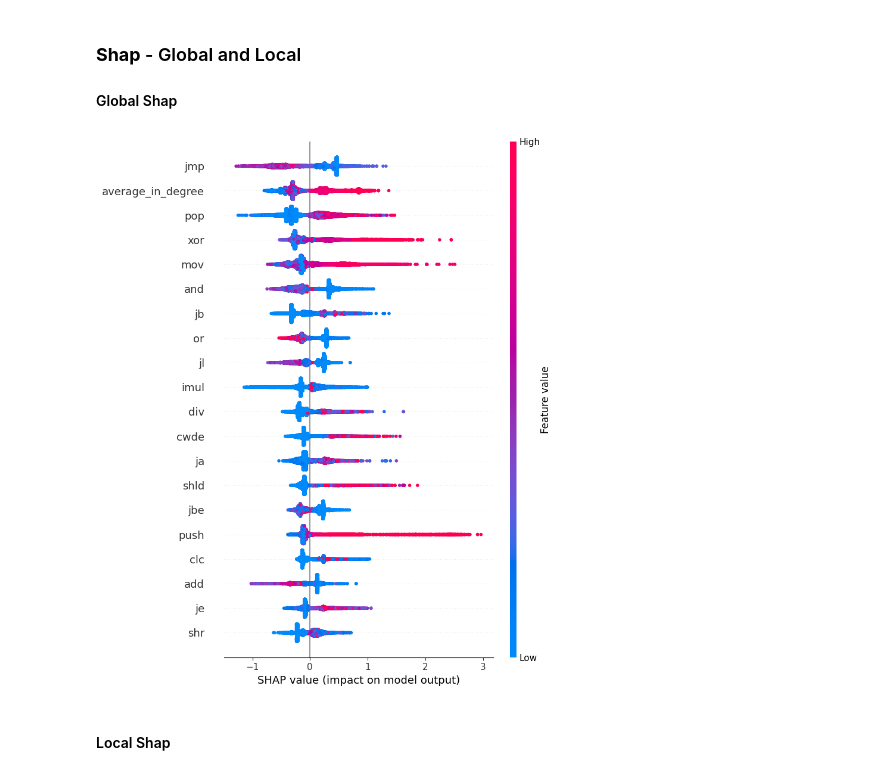
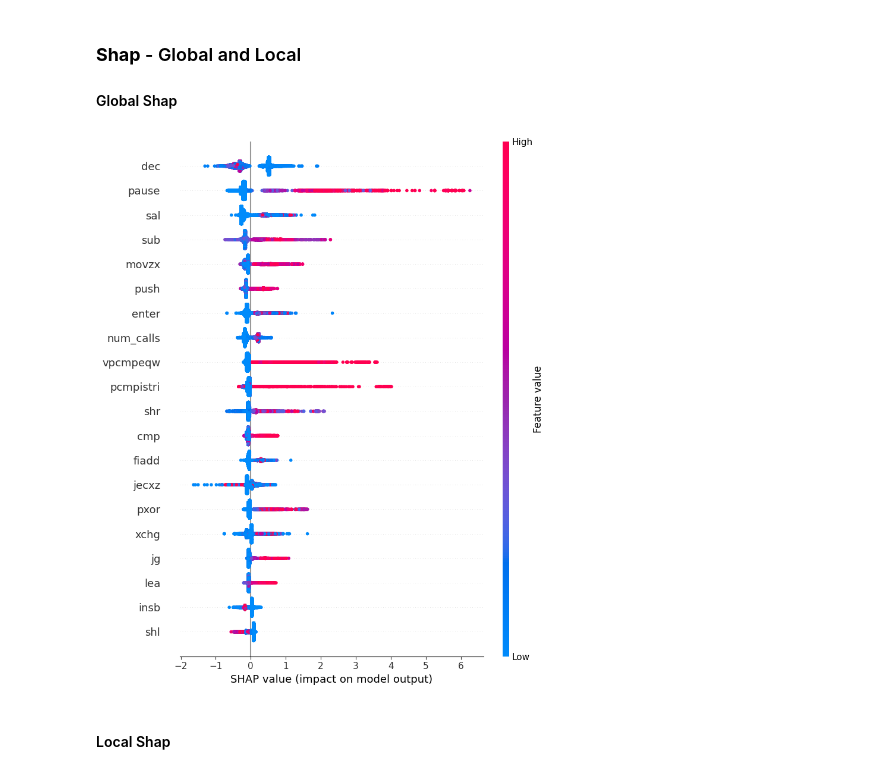
Before and after one commit to Michel93DM/XAI_methods, a Jupyter notebook: Notebooks/XAI_methods.ipynb, the cells around one changed output. Drawn from its saved outputs; the diff is of its cells as text; code cells hidden in the pictures.

```diff
--- a/Notebooks/XAI_methods.ipynb
+++ b/Notebooks/XAI_methods.ipynb
@@ -51,7 +51,7 @@ y_test = pd.read_csv('../dataset/y_test.csv', index_col= 0)
 # %% [markdown]
 ### Model - Already trained and saved
 # %%
-filename = '../data_sdc/hgb.pkl'
+filename = '../trained_model/hgb.pkl'
 with open(filename, 'rb') as file:
     model = pickle.load(file)
 # %% [markdown]
@@ -63,20 +63,18 @@ with open(filename, 'rb') as file:
 # %%
 import shap
 
 y_pred = model.predict(X_test)
 
-first_label_classifier = model.estimators_[0]
-sample_idx = 0
-sample = X_train.iloc[sample_idx:sample_idx+1]
+first_label_classifier = model.estimators_[26]
 
 # Appliquer SHAP
 explainer = shap.Explainer(first_label_classifier, X_train)
 shap_values = explainer.shap_values(X_train, check_additivity=False)
 #shap_values = explainer(X_train)
 
 shap.summary_plot(shap_values, X_train)
 # %% [output]
-[figure, old version]
+[figure, new version]
 # %% [markdown]
 #### Local Shap
 # %%
```
Also changed, not shown: parts of 6 cells of this notebook.
